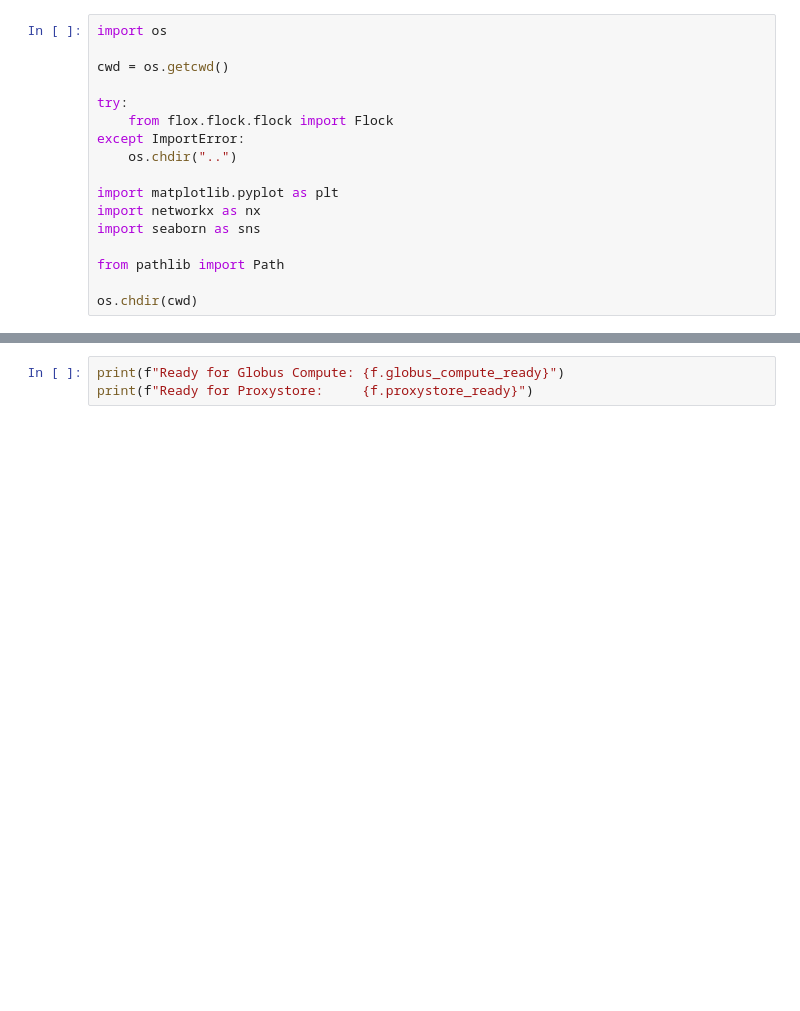
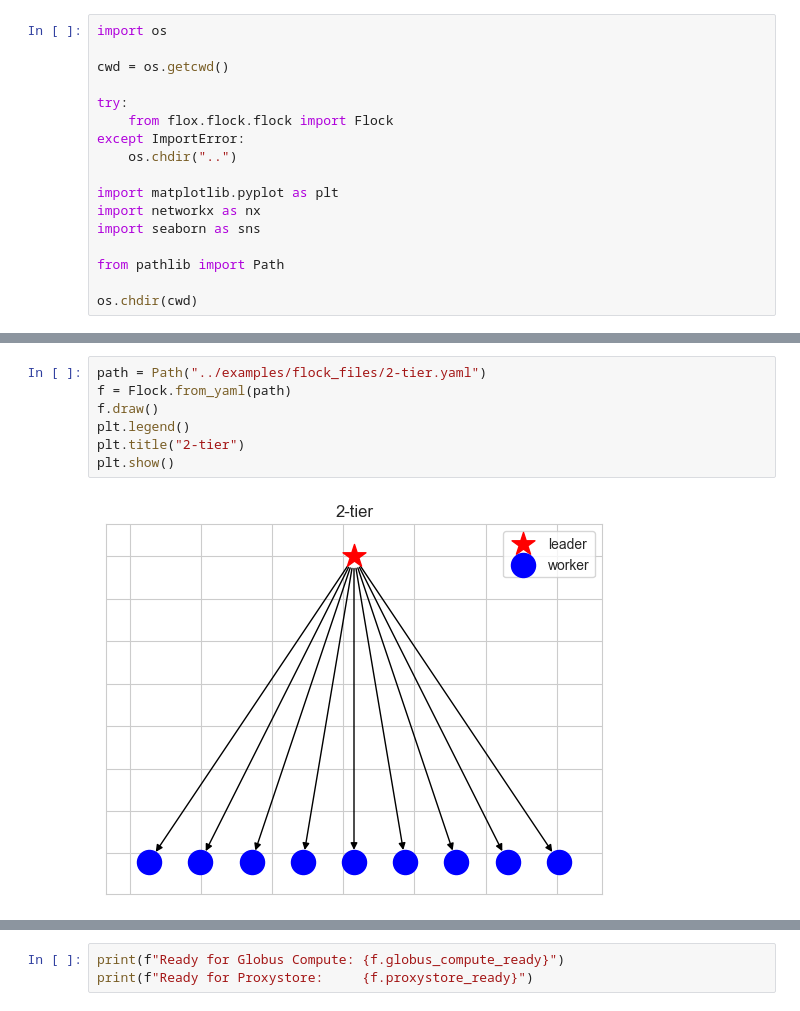
Before and after one commit to h-flox/flox, a Jupyter notebook: notebooks/Flock-Demo-v2.ipynb, the cells around one changed output, grey strips where cells are left out. Saved outputs shown, nothing was run; the diff lists cells and outputs as text; blank space fills up the shorter version.

```diff
--- a/notebooks/Flock-Demo-v2.ipynb
+++ b/notebooks/Flock-Demo-v2.ipynb
@@ -18 +25,10 @@ os.chdir(cwd)
+# %%
+path = Path("../examples/flock_files/2-tier.yaml")
+f = Flock.from_yaml(path)
+f.draw()
+plt.legend()
+plt.title("2-tier")
+plt.show()
+# %% [output]
+[figure, added]
 # %%
```
Also changed, not shown: parts of 10 cells of this notebook, 23 other files.
